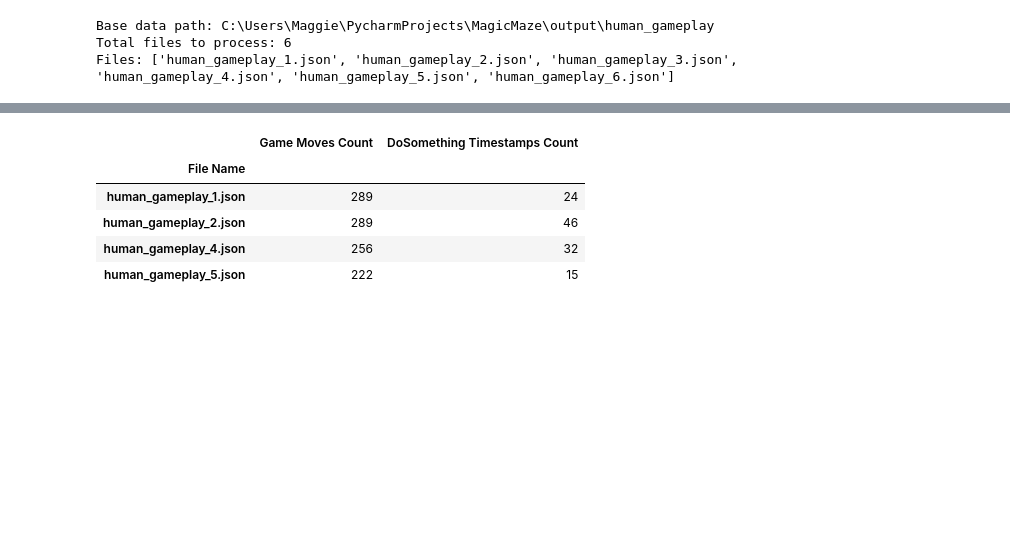
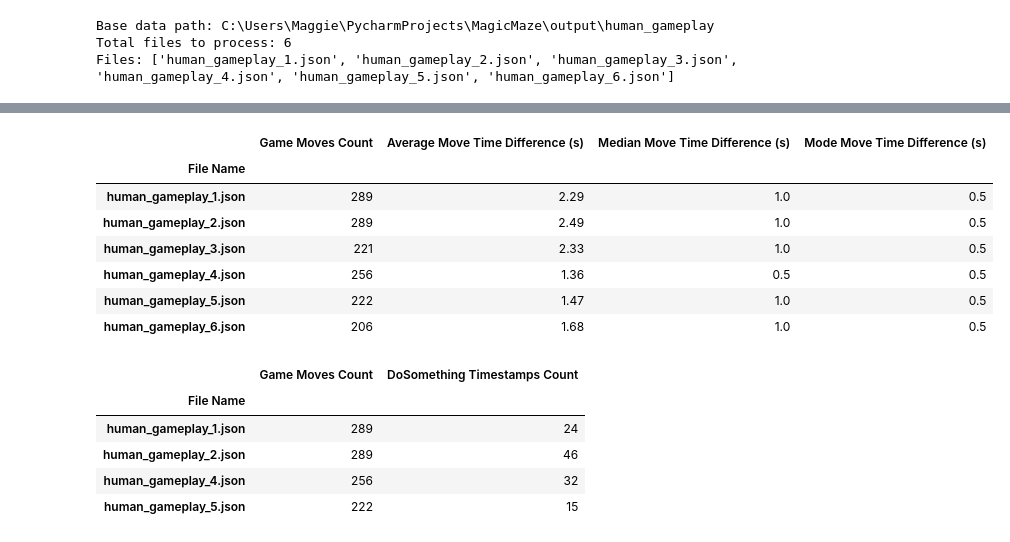
Before and after one commit to 304125/MagicMaze, a Jupyter notebook: analysis/Analysis.ipynb, the cells around one changed output, grey strips where cells are left out. Drawn from its saved outputs; the diff is of its cells as text; code cells hidden in the pictures; blank space fills up the shorter version.

```diff
--- a/analysis/Analysis.ipynb
+++ b/analysis/Analysis.ipynb
@@ -361,3 +452,14 @@ df_human_all
+# %%
+df_human_game_moves
+# %% [output]
+|  | Game Moves Count | Average Move Time Difference (s) | Median Move Time Difference (s) | Mode Move Time Difference (s) |
+| File Name |  |  |  |  |
+| human_gameplay_1.json | 289 | 2.29 | 1.0 | 0.5 |
+| human_gameplay_2.json | 289 | 2.49 | 1.0 | 0.5 |
+| human_gameplay_3.json | 221 | 2.33 | 1.0 | 0.5 |
+| human_gameplay_4.json | 256 | 1.36 | 0.5 | 0.5 |
+| human_gameplay_5.json | 222 | 1.47 | 1.0 | 0.5 |
+| human_gameplay_6.json | 206 | 1.68 | 1.0 | 0.5 |
 # %%
 # only won games
 
```
Also changed, not shown: parts of 4 cells of this notebook, 12 other files.
